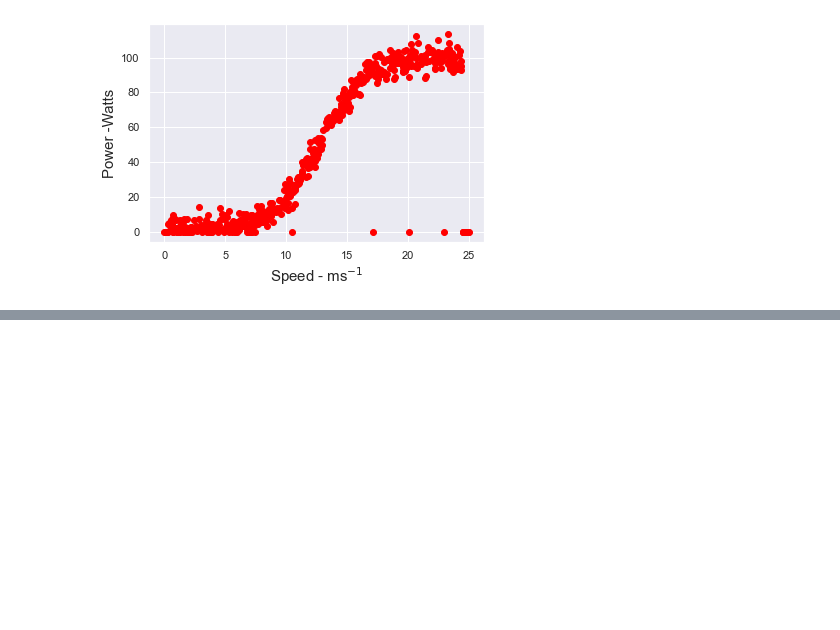
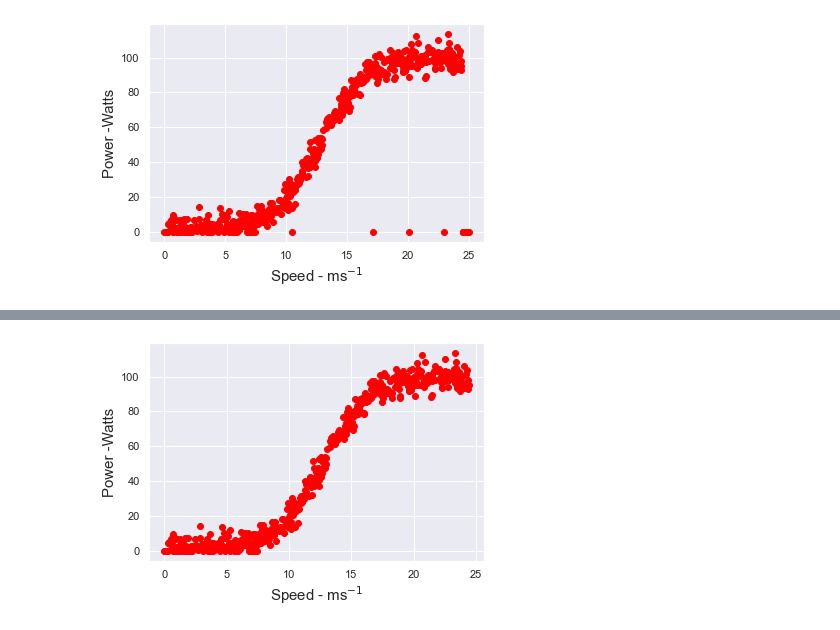
Before and after one commit to NeilByrne97/Emerging-Technology-Assessment, a Jupyter notebook: Training.ipynb, the cells around one changed output, grey strips where cells are left out. Saved outputs shown, nothing was run; the diff lists cells and outputs as text; code cells hidden in the pictures; blank space fills up the shorter version.

```diff
--- a/Training.ipynb
+++ b/Training.ipynb
@@ -6,3 +24,11 @@ import tensorflow as tf
 from tensorflow import keras
 import seaborn as sb
 import matplotlib.pyplot as plt
+# %%
+# Seabord plots
+sb.set()
+
+# Find and read the powerproduction dataframe
+data = pd.read_csv('powerproduction.csv')
+df = pd.DataFrame(data)
+df
@@ -9,13 +49,7 @@ import matplotlib.pyplot as plt
 # %%
-# Seabord plots
-sb.set()
-
-# Find and read the powerproduction dataframe
-lin_data = pd.read_csv('powerproduction.csv')
-
 # X and y values for regression
-X = lin_data.iloc[:, 0].values
-y = lin_data.iloc[:, 1].values
+X = data.iloc[:, 0].values
+y = data.iloc[:, 1].values
 
 # Plot the data in a scatterplot
 def scatter_plot(X, y):
@@ -34,0 +92,9 @@ scatter_plot(X, y)
+# %%
+# New more accurate dataset to work with
+data = data.drop([208, 340, 404, 456, 490, 491, 492, 493, 494, 495, 496, 497, 498, 499]);
+X = data.iloc[:, 0].values
+y = data.iloc[:, 1].values
+X = X.reshape(-1, 1)
+scatter_plot(X, y)
+# %% [output]
+[figure, added]
```
Also changed, not shown: parts of 8 cells of this notebook.
